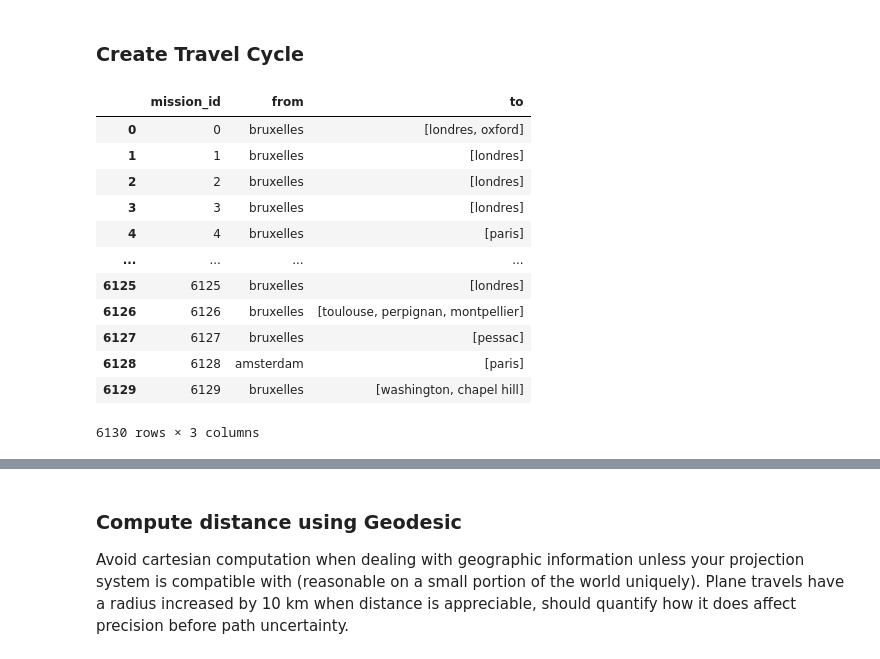
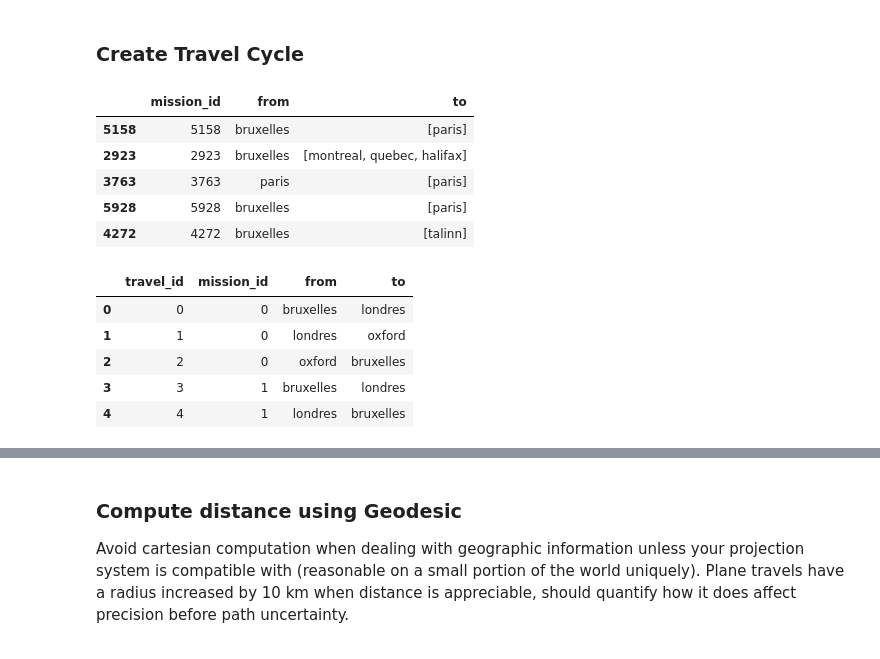
Before and after one commit to jlandercy/cookbook, a Jupyter notebook: python/api/SEM/BEP/01_Missions_Conditioning.ipynb, the cells around one changed output, grey strips where cells are left out. Drawn from its saved outputs; the diff is of its cells as text; code cells hidden in the pictures.

```diff
--- a/python/api/SEM/BEP/01_Missions_Conditioning.ipynb
+++ b/python/api/SEM/BEP/01_Missions_Conditioning.ipynb
@@ -30,12 +30,12 @@ df.sample(5)
 
 ### Swap inverted timestamps
 # %%
-df['elapsed'] = (df['fin'] - df['debut']).dt.days
-df.loc[df['elapsed']<0,'fin'] = df.loc[df['elapsed']<0,'debut'].values
-df.loc[df['elapsed']<0,'debut'] = df.loc[df['elapsed']<0,'fin'].values
-df['elapsed'] = ((df['fin'] - df['debut']) + pd.Timedelta("1D")).dt.days
+missions['elapsed'] = (missions['fin'] - missions['debut']).dt.days
+missions.loc[missions['elapsed']<0,'fin'] = missions.loc[missions['elapsed']<0,'debut'].values
+missions.loc[missions['elapsed']<0,'debut'] = missions.loc[missions['elapsed']<0,'fin'].values
+missions['elapsed'] = ((missions['fin'] - missions['debut']) + pd.Timedelta("1D")).dt.days
 # %% [markdown]
 ### Correct subpopulated category
 # %%
-df['acronyme'] = df['acronyme'].replace({'PHILA': 'PHILO'})
+missions['acronyme'] = missions['acronyme'].replace({'PHILA': 'PHILO'})
 # %% [markdown]
@@ -65,10 +53,11 @@ country = country.dropna().drop_duplicates()
 # %%
 regreplace = r"\((.*?)\)"
 regsplit = r'/|,|\&| et | puis |\+| and | - |;'
-df['dest_city'] = df['dest_city'].str.replace(regreplace,"").str.split(regsplit)
-df = df.explode('dest_city')
-df['dest_city'] = df['dest_city'].str.replace("\d", "")
-df['dest_city'] = df['dest_city'].str.strip()
+missions['dest_city'] = missions['dest_city'].str.replace(regreplace,"").str.split(regsplit)
+# %%
+df = missions.explode('dest_city')
+df['dest_city'] = df['dest_city'].str.replace("\d", "")
+df['dest_city'] = df['dest_city'].str.strip()
 # %% [raw]
 city = pd.DataFrame(list(df['from_city']) + list(df['dest_city']), columns=['city'])
 city = city.dropna().drop_duplicates()
@@ -129,24 +118,26 @@ geocode
 # %%
 travels = df.groupby("mission_id").agg({'from_city': 'first', 'dest_city': list}, default='first')
 travels = travels.reset_index().rename(columns={'from_city': 'from', 'dest_city': 'to'}).dropna()
-travels
+travels.sample(5)
 # %% [output]
 |  | mission_id | from | to |
-| 0 | 0 | bruxelles | [londres, oxford] |
-| 1 | 1 | bruxelles | [londres] |
-| 2 | 2 | bruxelles | [londres] |
-| 3 | 3 | bruxelles | [londres] |
-| 4 | 4 | bruxelles | [paris] |
-| ... | ... | ... | ... |
-| 6125 | 6125 | bruxelles | [londres] |
-| 6126 | 6126 | bruxelles | [toulouse, perpignan, montpellier] |
-| 6127 | 6127 | bruxelles | [pessac] |
-| 6128 | 6128 | amsterdam | [paris] |
-| 6129 | 6129 | bruxelles | [washington, chapel hill] |
+| 5158 | 5158 | bruxelles | [paris] |
+| 2923 | 2923 | bruxelles | [montreal, quebec, halifax] |
+| 3763 | 3763 | paris | [paris] |
+| 5928 | 5928 | bruxelles | [paris] |
+| 4272 | 4272 | bruxelles | [talinn] |
-6130 rows × 3 columns
 # %%
 travels['chain'] = travels.apply(lambda x: [x['from']] + x['to'] + [x['from']], axis=1)
 travels = travels.explode('chain')
 travels['end'] = travels.groupby("mission_id")["chain"].shift(-1)
 travels = travels.dropna(subset=['end']).reset_index(drop=True).reset_index().rename(columns={'index': 'travel_id'})
 travels = travels.drop(['from', 'to'], axis=1).rename(columns={'chain': 'from', 'end': 'to'})
+# %%
+travels.head()
+# %% [output]
+|  | travel_id | mission_id | from | to |
+| 0 | 0 | 0 | bruxelles | londres |
+| 1 | 1 | 0 | londres | oxford |
+| 2 | 2 | 0 | oxford | bruxelles |
+| 3 | 3 | 1 | bruxelles | londres |
+| 4 | 4 | 1 | londres | bruxelles |
```
Also changed, not shown: parts of 14 cells of this notebook.
